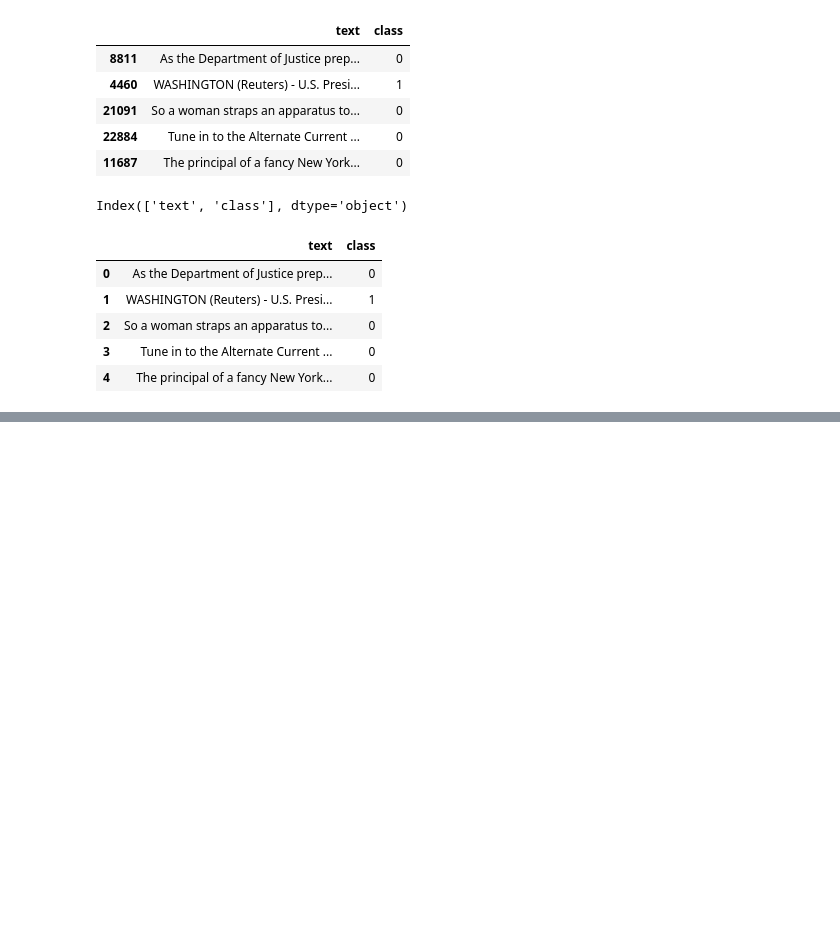
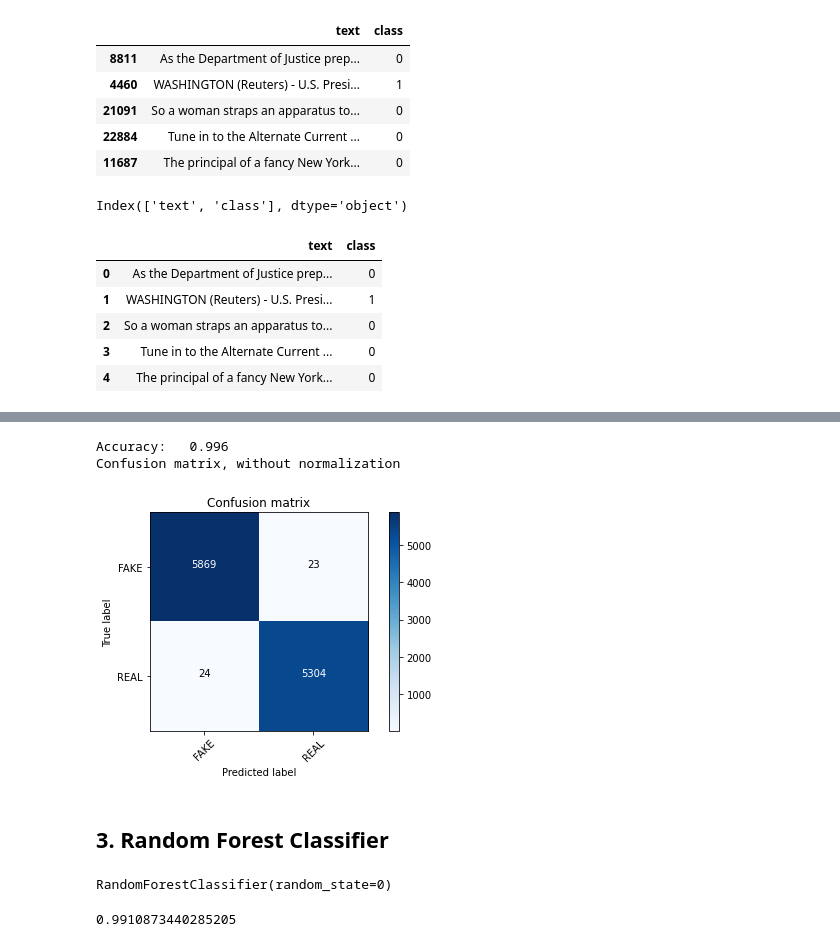
Before and after one commit to RatedRAkash/Machine_Learning_Project_CSE-476, a Jupyter notebook: Fake News Detection Project ML.ipynb, the cells around one changed output, grey strips where cells are left out. Cells and saved outputs as stored; diff of their text form; code cells hidden in the pictures; blank space fills up the shorter version.

```diff
--- a/Fake News Detection Project ML.ipynb
+++ b/Fake News Detection Project ML.ipynb
@@ -200,0 +294,12 @@ df.head()
+# %%
+pred = DT.predict(xv_test)
+score = metrics.accuracy_score(y_test, pred)
+print("Accuracy:   %0.3f" % score)
+cm = metrics.confusion_matrix(y_test, pred)
+plot_confusion_matrix(cm, classes=['FAKE', 'REAL'])
+# %% [output]
+Accuracy:   0.996
+Confusion matrix, without normalization
+[figure, added]
+# %% [markdown]
+## 3. Random Forest Classifier
@@ -200,0 +308,5 @@ df.head()
+# %%
+RFC = RandomForestClassifier(random_state=0)
+RFC.fit(xv_train, y_train)
+# %% [output]
+RandomForestClassifier(random_state=0)
@@ -200,0 +315,4 @@ df.head()
+# %%
+RFC.score(xv_test, y_test)
+# %% [output]
+0.9910873440285205
```
Also changed, not shown: parts of 24 cells of this notebook.
